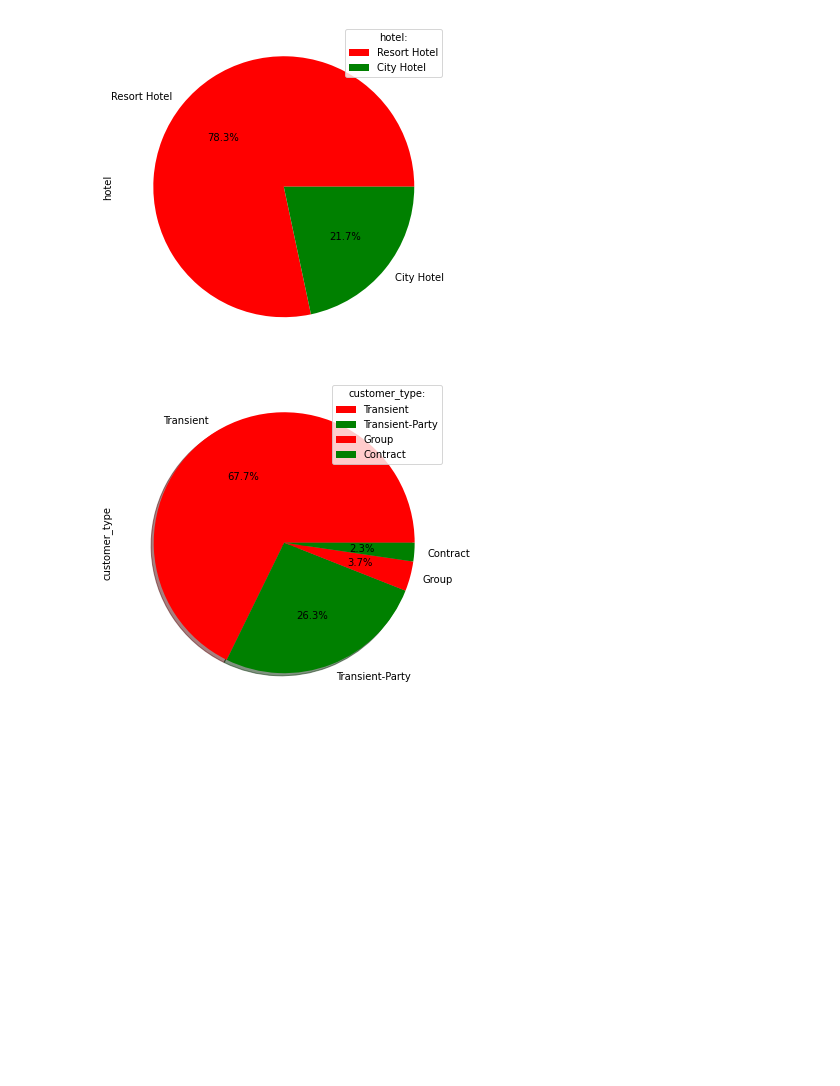
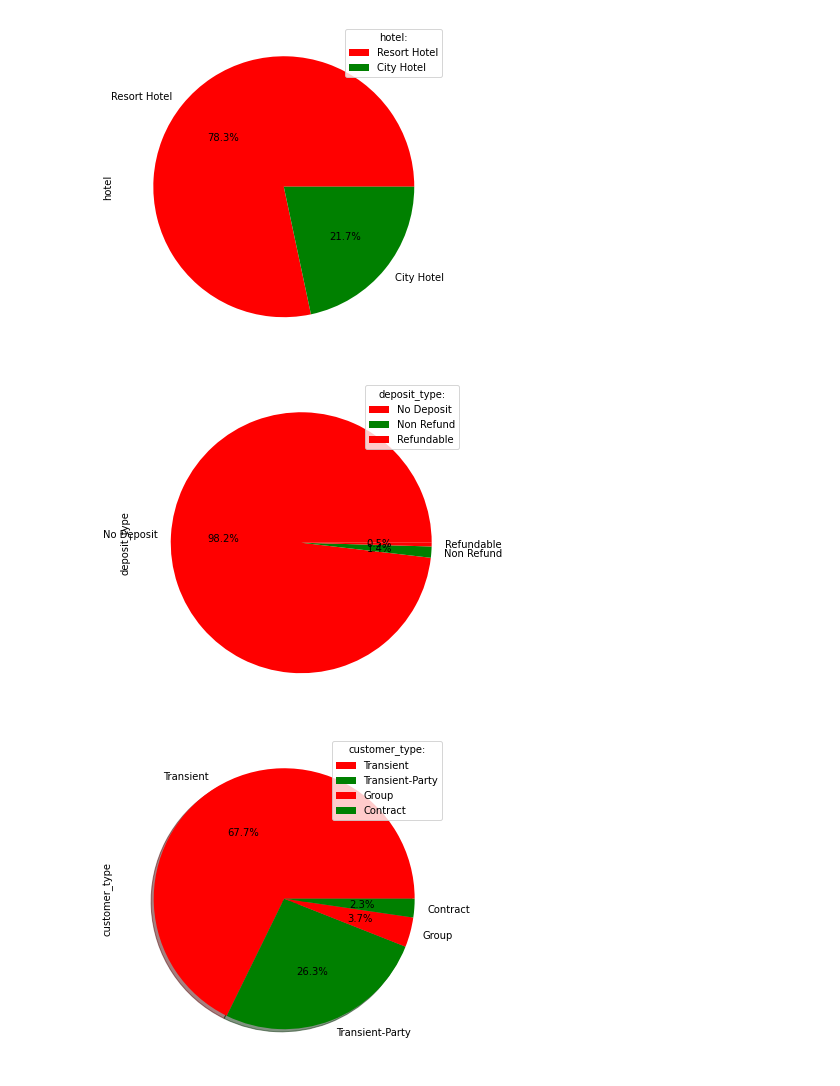
Before and after one commit to elhamfallah/different-projects, a Jupyter notebook: hotel-booking-analysis.ipynb, the cells around one changed output. Saved outputs shown, nothing was run; the diff lists cells and outputs as text; code cells hidden in the pictures; blank space fills up the shorter version.

```diff
--- a/hotel-booking-analysis.ipynb
+++ b/hotel-booking-analysis.ipynb
@@ -373,6 +380,13 @@ plt.legend(title = "hotel:")
 plt.show()
 # %% [output]
 [figure]
+# %%
+plt.figure(1, figsize=(6,6))
+df['deposit_type'].value_counts().plot.pie(autopct="%1.1f%%",colors = ( "r", "g"),labels = df['deposit_type'].unique(), shadow = False)
+plt.legend(title = "deposit_type:")
+plt.show()
+# %% [output]
+[figure, added]
 # %%
 plt.figure(1, figsize=(6,6))
 df['customer_type'].value_counts().plot.pie(autopct="%1.1f%%",colors = ( "r", "g"),labels = df['customer_type'].unique(), shadow = True)
```
Also changed, not shown: parts of 3 cells of this notebook.
